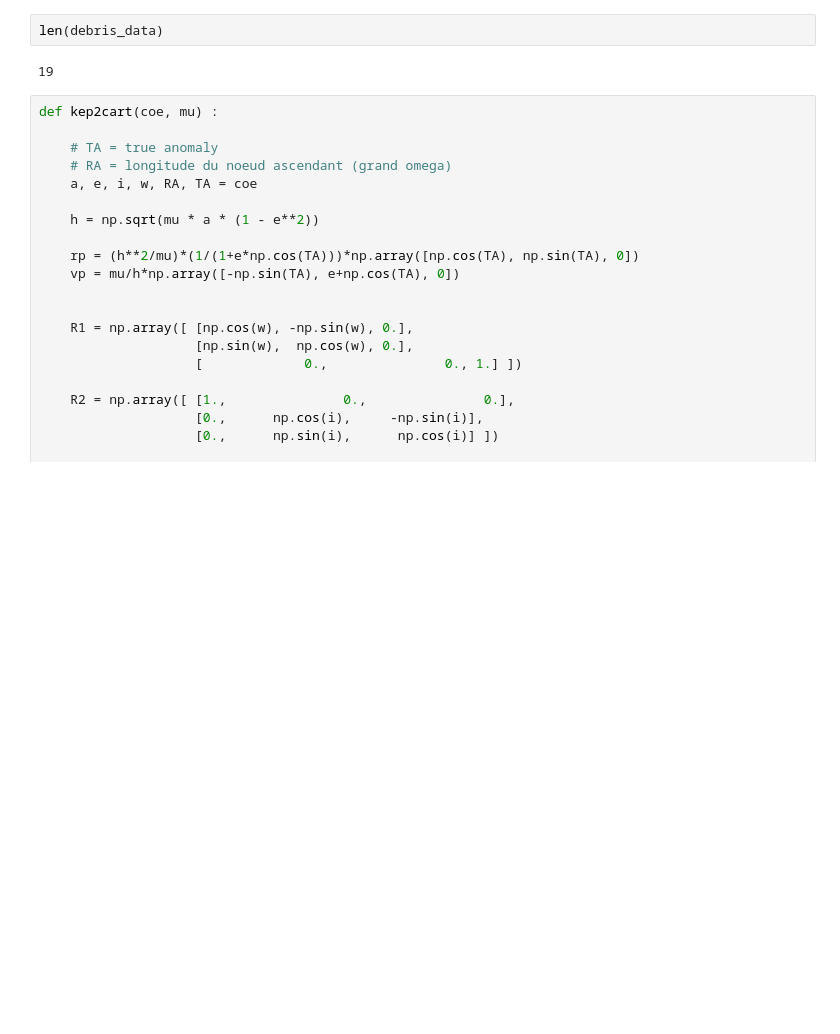
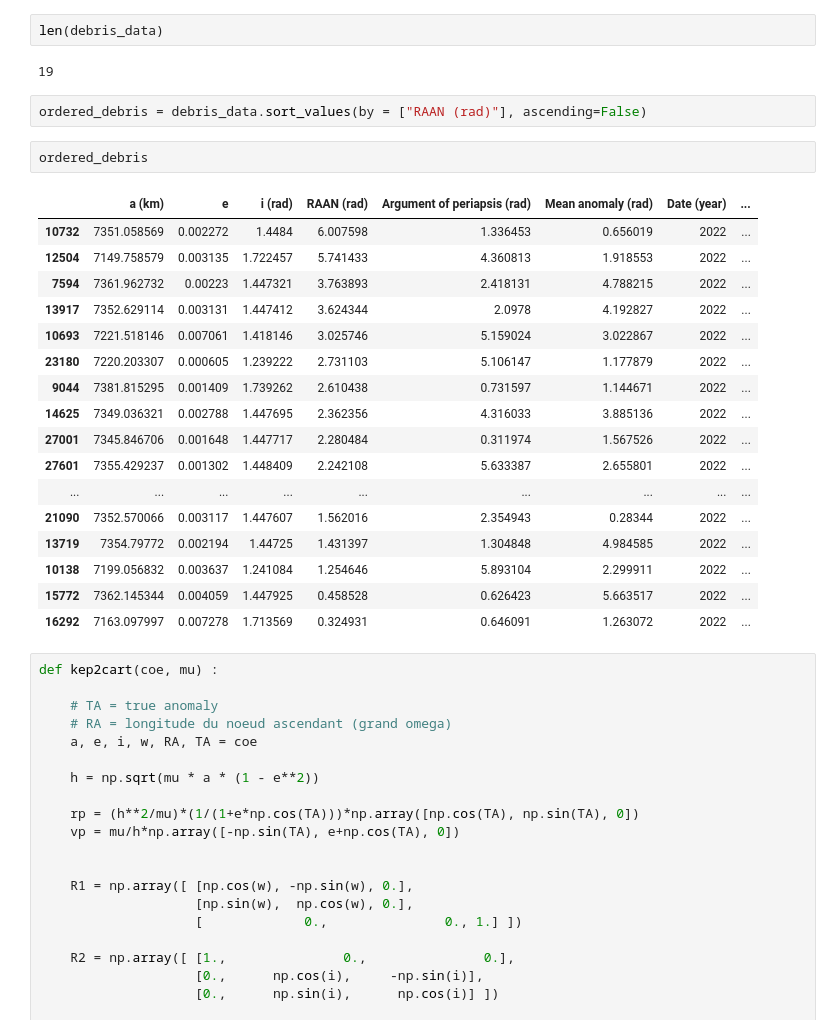
Before and after one commit to TomSemblanet/PIE-COS05, a Jupyter notebook: regroupement/regroupement.ipynb, the cells around one changed output. Saved outputs shown, nothing was run; the diff lists cells and outputs as text; blank space fills up the shorter version.

```diff
--- a/regroupement/regroupement.ipynb
+++ b/regroupement/regroupement.ipynb
@@ -35,6 +35,28 @@ debris_data
 len(debris_data)
 # %% [output]
 19
+# %%
+ordered_debris = debris_data.sort_values(by = ["RAAN (rad)"], ascending=False)
+# %%
+ordered_debris
+# %% [output]
+|  | a (km) | e | i (rad) | RAAN (rad) | Argument of periapsis (rad) | Mean anomaly (rad) | Date (year) | ... |
+| 10732 | 7351.058569 | 0.002272 | 1.4484 | 6.007598 | 1.336453 | 0.656019 | 2022 | ... |
+| 12504 | 7149.758579 | 0.003135 | 1.722457 | 5.741433 | 4.360813 | 1.918553 | 2022 | ... |
+| 7594 | 7361.962732 | 0.00223 | 1.447321 | 3.763893 | 2.418131 | 4.788215 | 2022 | ... |
+| 13917 | 7352.629114 | 0.003131 | 1.447412 | 3.624344 | 2.0978 | 4.192827 | 2022 | ... |
+| 10693 | 7221.518146 | 0.007061 | 1.418146 | 3.025746 | 5.159024 | 3.022867 | 2022 | ... |
+| 23180 | 7220.203307 | 0.000605 | 1.239222 | 2.731103 | 5.106147 | 1.177879 | 2022 | ... |
+| 9044 | 7381.815295 | 0.001409 | 1.739262 | 2.610438 | 0.731597 | 1.144671 | 2022 | ... |
+| 14625 | 7349.036321 | 0.002788 | 1.447695 | 2.362356 | 4.316033 | 3.885136 | 2022 | ... |
+| 27001 | 7345.846706 | 0.001648 | 1.447717 | 2.280484 | 0.311974 | 1.567526 | 2022 | ... |
+| 27601 | 7355.429237 | 0.001302 | 1.448409 | 2.242108 | 5.633387 | 2.655801 | 2022 | ... |
+| ... | ... | ... | ... | ... | ... | ... | ... | ... |
+| 21090 | 7352.570066 | 0.003117 | 1.447607 | 1.562016 | 2.354943 | 0.28344 | 2022 | ... |
+| 13719 | 7354.79772 | 0.002194 | 1.44725 | 1.431397 | 1.304848 | 4.984585 | 2022 | ... |
+| 10138 | 7199.056832 | 0.003637 | 1.241084 | 1.254646 | 5.893104 | 2.299911 | 2022 | ... |
+| 15772 | 7362.145344 | 0.004059 | 1.447925 | 0.458528 | 0.626423 | 5.663517 | 2022 | ... |
+| 16292 | 7163.097997 | 0.007278 | 1.713569 | 0.324931 | 0.646091 | 1.263072 | 2022 | ... |
 # %%
 def kep2cart(coe, mu) :
 
```
Also changed, not shown: parts of 7 cells of this notebook, 10 other files.
